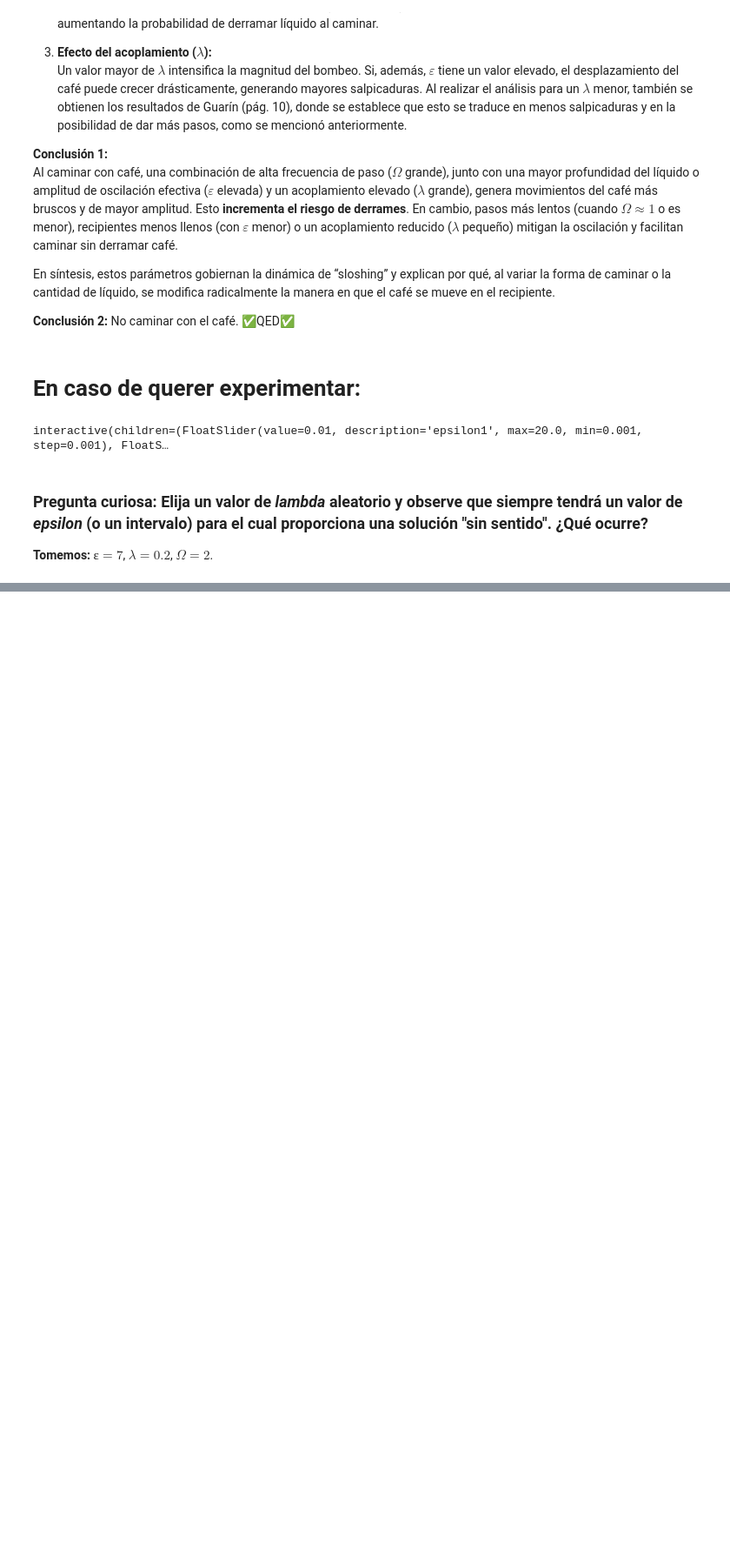
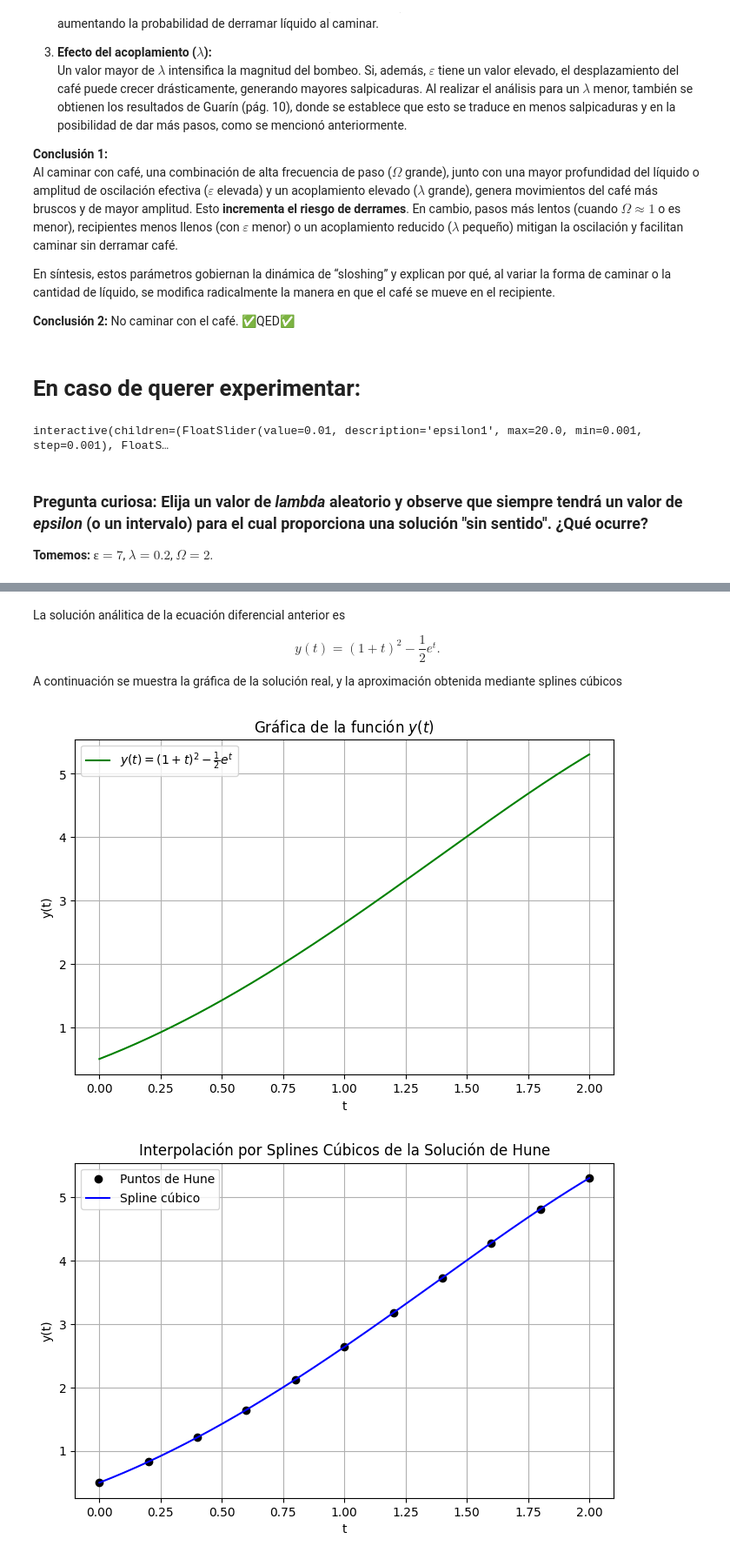
Before and after one commit to unalmedmathnum/Lopera-Salazar-TAREA3, a Jupyter notebook: Sloshing_in_coffee.ipynb, the cells around one changed output, grey strips where cells are left out. Shown: that part at 87% size. Cells and saved outputs as stored; diff of their text form; code cells hidden in the pictures; blank space fills up the shorter version.

```diff
--- a/Sloshing_in_coffee.ipynb
+++ b/Sloshing_in_coffee.ipynb
@@ -452,0 +530,16 @@ interactive(children=(FloatSlider(value=0.01, description='epsilon1', max=20.0,
+# %%
+def hune(f, a, b, initial_value, n_grid_points):
+    h = (b - a) / (n_grid_points)
+    w = np.zeros(n_grid_points + 1) #Creamos malla de puntos. Como se cuenta también el extremo
+    t_values = np.linspace(a, b, n_grid_points + 1)        #  superior del intervalo, la malla queda de
+    w[0] = initial_value                                   #  n + 1 puntos.
+
+    for i in range(n_grid_points):
+        ti = t_values[i]
+        k1 = f(ti, w[i])
+        k2 = f(ti + h / 3, w[i] + (h / 3) * k1)
+        k3 = f(ti + (2 / 3) * h, w[i] + (2 / 3) * h * k2)
+
+        w[i + 1] = w[i] + (h / 4) * (k1 + 3 * k3)
+
+    return t_values, w
@@ -452,0 +552,3 @@ interactive(children=(FloatSlider(value=0.01, description='epsilon1', max=20.0,
+# %%
+t_values, w_values = hune(lambda t, y: y - t**2 + 1, 0, 2, 0.5, 10)
+np.column_stack((t_values, w_values))
@@ -452,0 +567,42 @@ interactive(children=(FloatSlider(value=0.01, description='epsilon1', max=20.0,
+# %% [markdown]
+La solución análitica de la ecuación diferencial anterior es
+
+$$y(t) = (1 + t)^2 - \frac{1}{2}e^t.$$
+
+A continuación se muestra la gráfica de la solución real, y la aproximación obtenida mediante splines cúbicos
+# %%
+# Definir la función y(t)
+def y(t):
+    return (1 + t) ** 2 - (1 / 2) * np.exp(t)
+
+# Generar valores de t
+t_vals = np.linspace(0, 2, 200)
+y_vals = y(t_vals)
+
+# Graficar la función
+plt.figure(figsize=(8, 5))
+plt.plot(t_vals, y_vals, 'g-', label=r"$y(t) = (1 + t)^2 - \frac{1}{2}e^t$")
+plt.xlabel("t")
+plt.ylabel("y(t)")
+plt.title("Gráfica de la función $y(t)$")
+plt.legend()
+plt.grid()
+
+
+spline = CubicSpline(t_values, w_values)
+
+t_fine = np.linspace(0, 2, 200)
+w_fine = spline(t_fine)
+
+plt.figure(figsize=(8, 5))
+plt.plot(t_values, w_values, 'ko', label="Puntos de Hune")  # Puntos de Hune
+plt.plot(t_fine, w_fine, 'b-', label="Spline cúbico")  # Interpolación
+plt.xlabel("t")
+plt.ylabel("y(t)")
+plt.title("Interpolación por Splines Cúbicos de la Solución de Hune")
+plt.legend()
+plt.grid()
+plt.show()
+# %% [output]
+[figure, added]
+[figure, added]
```
Also changed, not shown: parts of 15 cells of this notebook.
